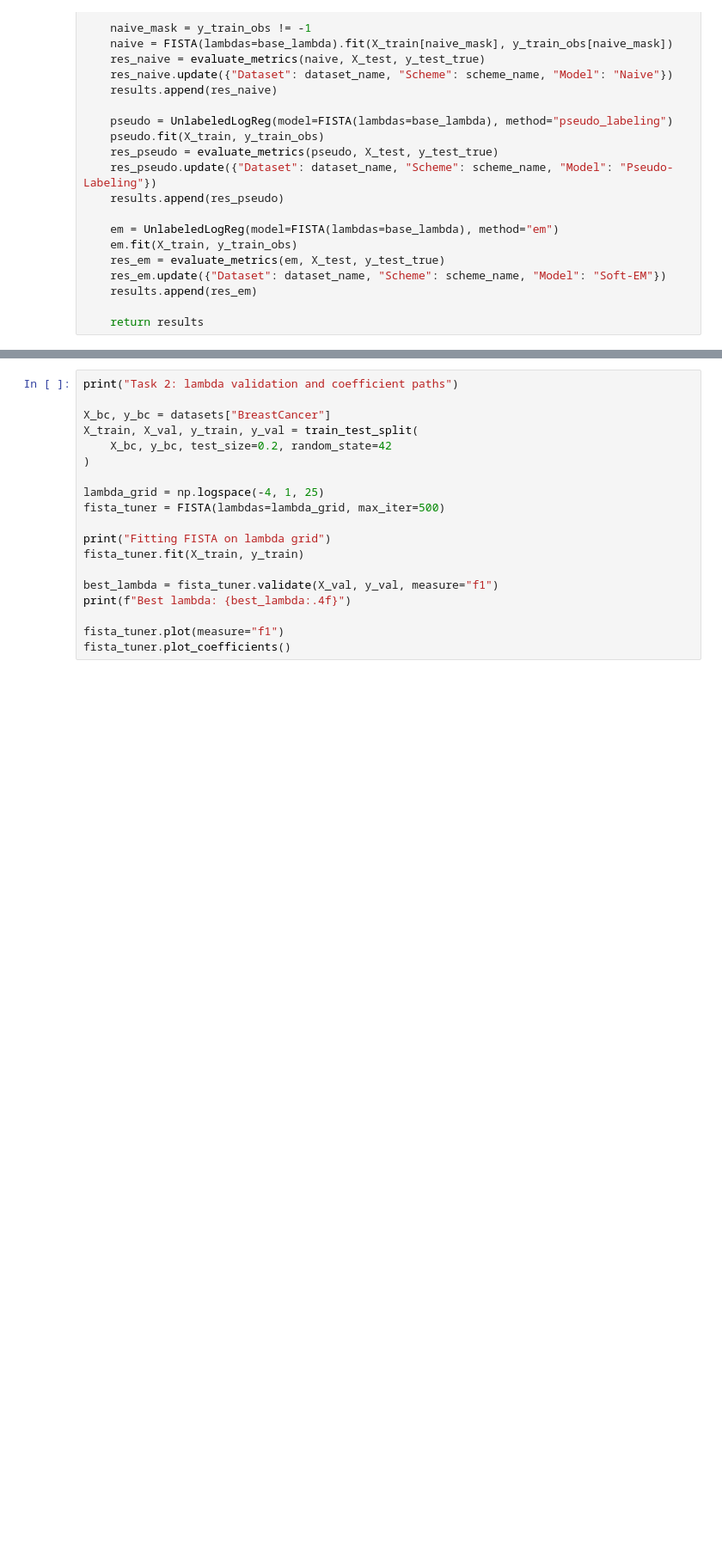
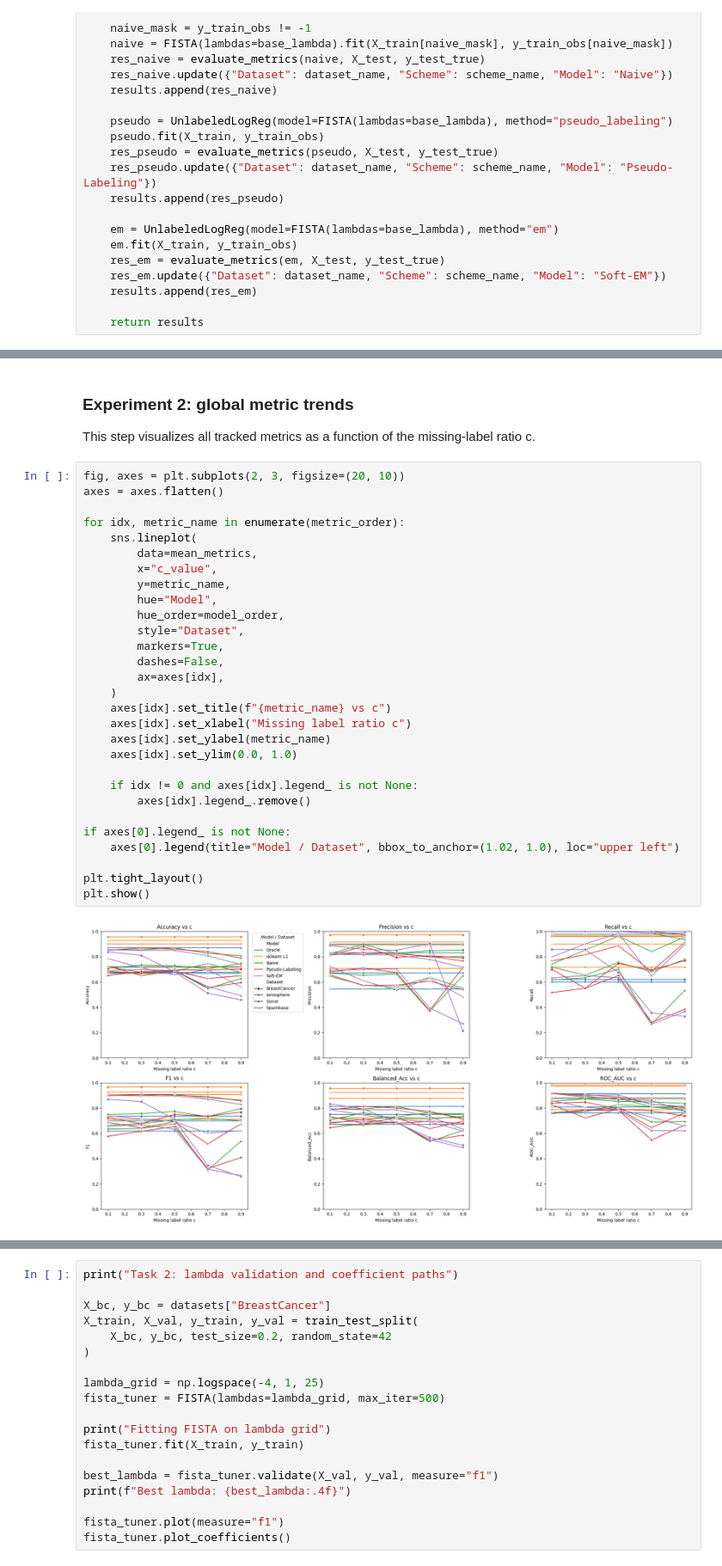
Before and after one commit to IgorLechoszest/AML_Proj1, a Jupyter notebook: src/main.ipynb, the cells around one changed output, grey strips where cells are left out. Shown at 86% size. Cells and saved outputs as stored; diff of their text form; blank space fills up the shorter version.

```diff
--- a/src/main.ipynb
+++ b/src/main.ipynb
@@ -192,0 +347,34 @@ Experiment 2: impact of c in MCAR
+# %% [markdown]
+### Experiment 2: global metric trends
+This step visualizes all tracked metrics as a function of the missing-label ratio c.
+# %%
+fig, axes = plt.subplots(2, 3, figsize=(20, 10))
+axes = axes.flatten()
+
+for idx, metric_name in enumerate(metric_order):
+    sns.lineplot(
+        data=mean_metrics,
+        x="c_value",
+        y=metric_name,
+        hue="Model",
+        hue_order=model_order,
+        style="Dataset",
+        markers=True,
+        dashes=False,
+        ax=axes[idx],
+    )
+    axes[idx].set_title(f"{metric_name} vs c")
+    axes[idx].set_xlabel("Missing label ratio c")
+    axes[idx].set_ylabel(metric_name)
+    axes[idx].set_ylim(0.0, 1.0)
+
+    if idx != 0 and axes[idx].legend_ is not None:
+        axes[idx].legend_.remove()
+
+if axes[0].legend_ is not None:
+    axes[0].legend(title="Model / Dataset", bbox_to_anchor=(1.02, 1.0), loc="upper left")
+
+plt.tight_layout()
+plt.show()
+# %% [output]
+[figure, added]
```
Also changed, not shown: parts of 19 cells of this notebook, 1 other file.
